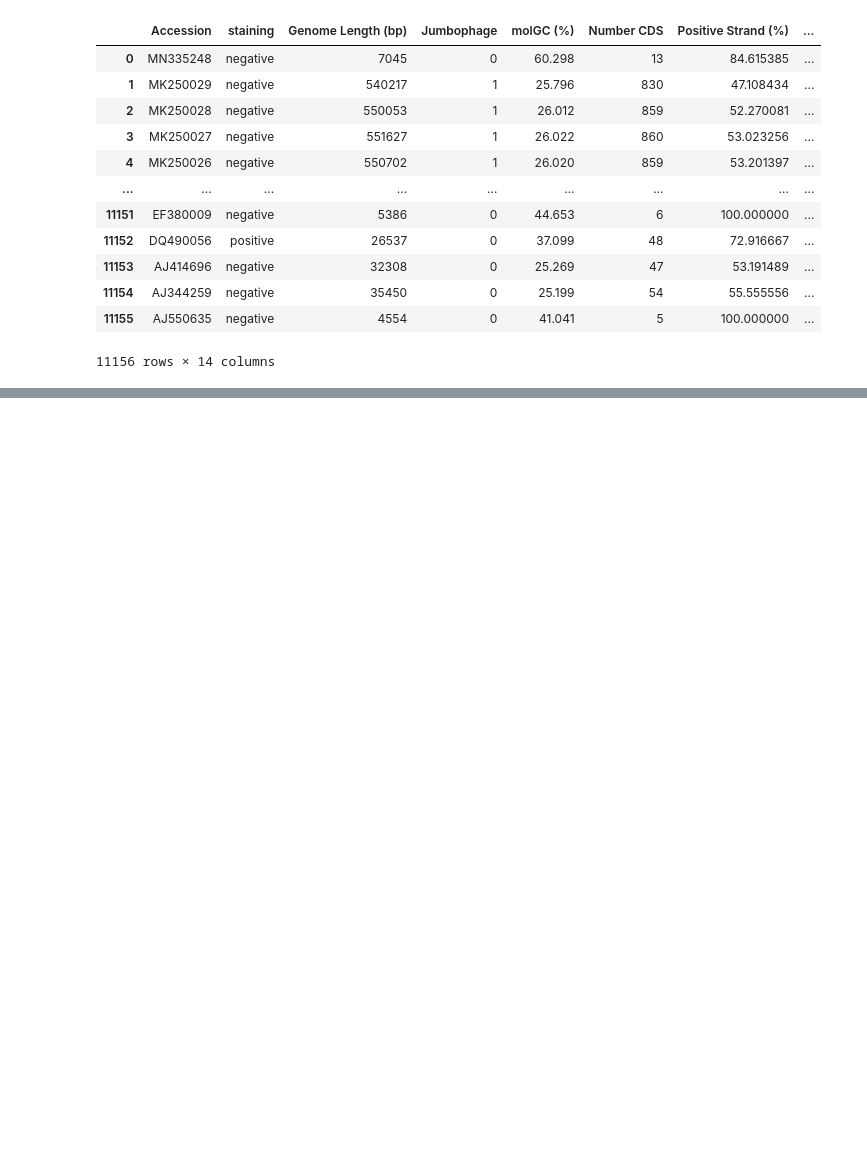
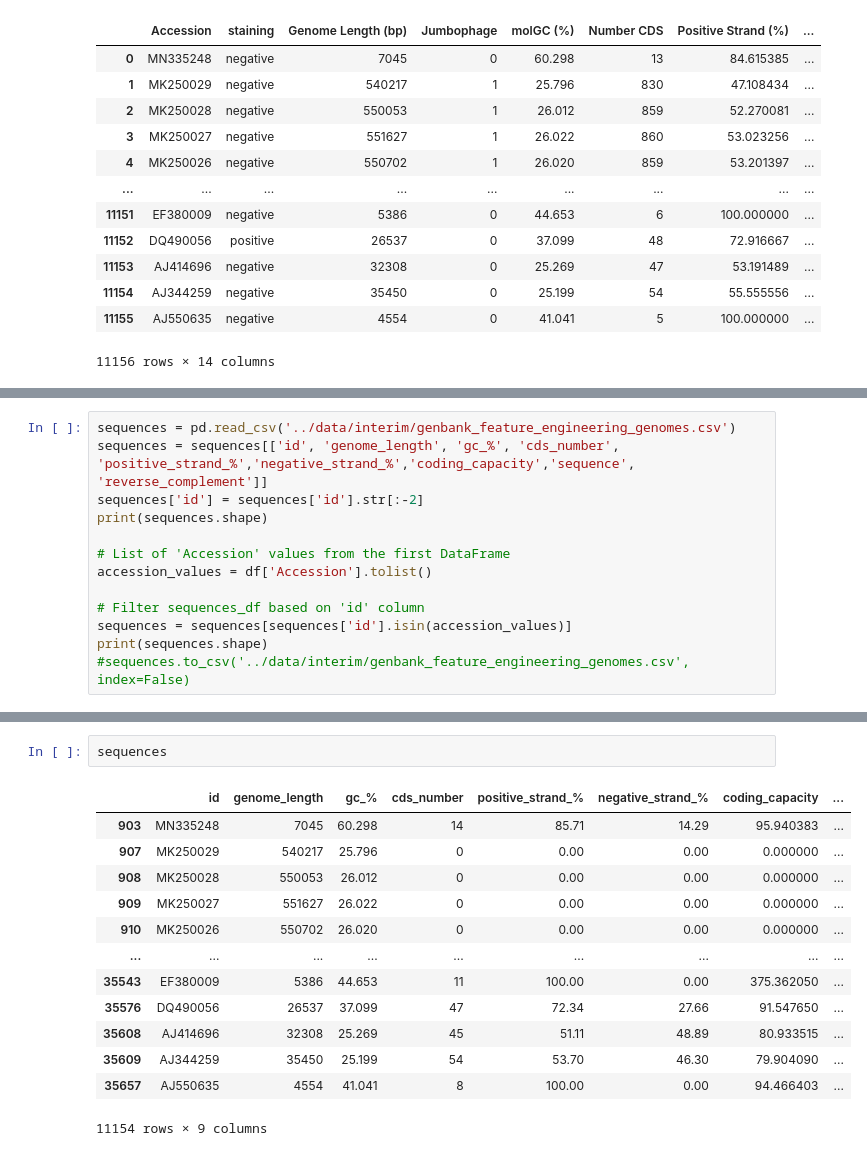
Before and after one commit to Alvaroguleon/Phage-predictor, a Jupyter notebook: notebooks/04_feature_engineering.ipynb, the cells around one changed output, grey strips where cells are left out. Drawn from its saved outputs; the diff is of its cells as text; blank space fills up the shorter version.

Commit message:
Feature engineering. Trying to reproduce the Perl table generation

```diff
--- a/notebooks/04_feature_engineering.ipynb
+++ b/notebooks/04_feature_engineering.ipynb
@@ -75,0 +241,13 @@ df.to_csv("../data/processed/model_data.csv", index=False)
+# %%
+sequences = pd.read_csv('../data/interim/genbank_feature_engineering_genomes.csv')
+sequences = sequences[['id', 'genome_length', 'gc_%', 'cds_number', 'positive_strand_%','negative_strand_%','coding_capacity','sequence', 'reverse_complement']]
+sequences['id'] = sequences['id'].str[:-2]
+print(sequences.shape)
+
+# List of 'Accession' values from the first DataFrame
+accession_values = df['Accession'].tolist()
+
+# Filter sequences_df based on 'id' column
+sequences = sequences[sequences['id'].isin(accession_values)]
+print(sequences.shape)
+#sequences.to_csv('../data/interim/genbank_feature_engineering_genomes.csv', index=False)
@@ -75,0 +273,16 @@ df.to_csv("../data/processed/model_data.csv", index=False)
+# %%
+sequences
+# %% [output]
+|  | id | genome_length | gc_% | cds_number | positive_strand_% | negative_strand_% | coding_capacity | ... |
+| 903 | MN335248 | 7045 | 60.298 | 14 | 85.71 | 14.29 | 95.940383 | ... |
+| 907 | MK250029 | 540217 | 25.796 | 0 | 0.00 | 0.00 | 0.000000 | ... |
+| 908 | MK250028 | 550053 | 26.012 | 0 | 0.00 | 0.00 | 0.000000 | ... |
+| 909 | MK250027 | 551627 | 26.022 | 0 | 0.00 | 0.00 | 0.000000 | ... |
+| 910 | MK250026 | 550702 | 26.020 | 0 | 0.00 | 0.00 | 0.000000 | ... |
+| ... | ... | ... | ... | ... | ... | ... | ... | ... |
+| 35543 | EF380009 | 5386 | 44.653 | 11 | 100.00 | 0.00 | 375.362050 | ... |
+| 35576 | DQ490056 | 26537 | 37.099 | 47 | 72.34 | 27.66 | 91.547650 | ... |
+| 35608 | AJ414696 | 32308 | 25.269 | 45 | 51.11 | 48.89 | 80.933515 | ... |
+| 35609 | AJ344259 | 35450 | 25.199 | 54 | 53.70 | 46.30 | 79.904090 | ... |
+| 35657 | AJ550635 | 4554 | 41.041 | 8 | 100.00 | 0.00 | 94.466403 | ... |
+11154 rows × 9 columns
```
Also changed, not shown: parts of 25 cells of this notebook, 3 other files.
